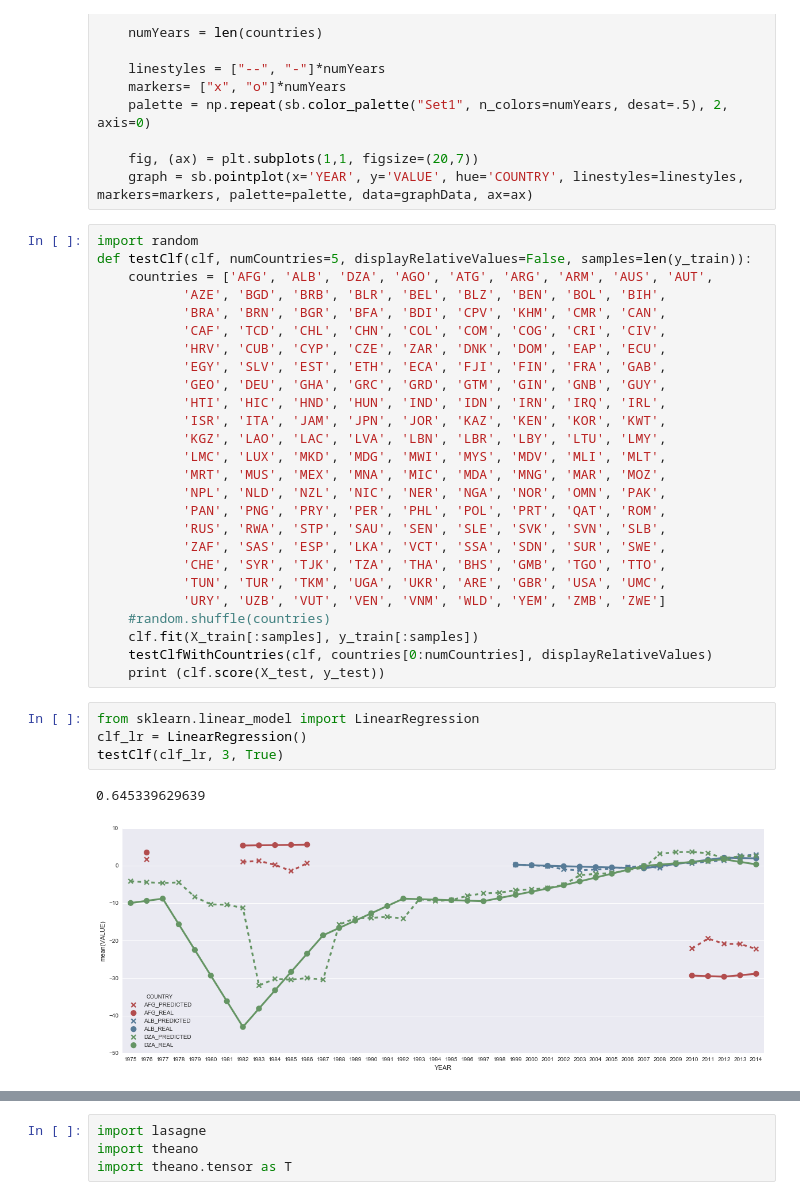
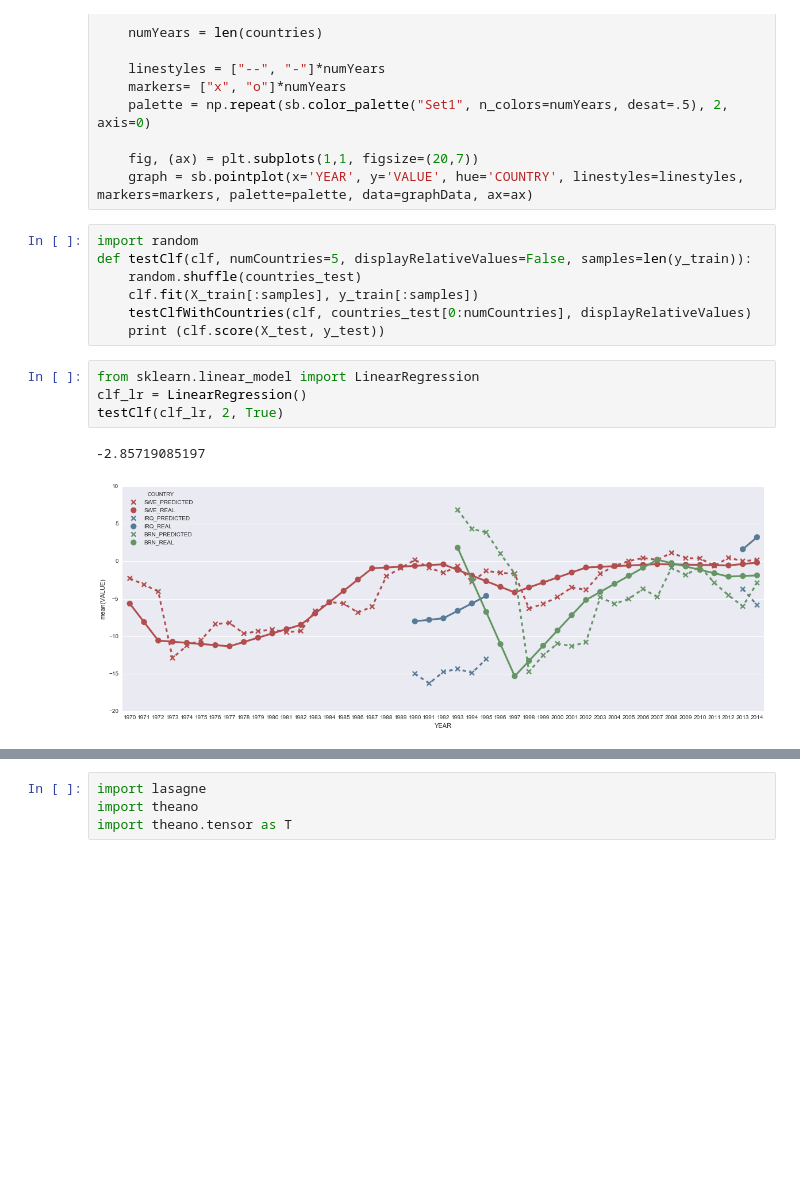
Before and after one commit to jgzuke/KaggleScripts, a Jupyter notebook: WorldDevelopment/Training.ipynb, the cells around one changed output, grey strips where cells are left out. Saved outputs shown, nothing was run; the diff lists cells and outputs as text; blank space fills up the shorter version.

Commit message:
properly split train/test data

```diff
--- a/WorldDevelopment/Training.ipynb
+++ b/WorldDevelopment/Training.ipynb
@@ -85,39 +114,20 @@ def testClfWithCountries(clf, countries, displayRelativeValues):
 
     fig, (ax) = plt.subplots(1,1, figsize=(20,7))
     graph = sb.pointplot(x='YEAR', y='VALUE', hue='COUNTRY', linestyles=linestyles, markers=markers, palette=palette, data=graphData, ax=ax)
-# %%
-import random
-def testClf(clf, numCountries=5, displayRelativeValues=False, samples=len(y_train)):
-    countries = ['AFG', 'ALB', 'DZA', 'AGO', 'ATG', 'ARG', 'ARM', 'AUS', 'AUT',
-           'AZE', 'BGD', 'BRB', 'BLR', 'BEL', 'BLZ', 'BEN', 'BOL', 'BIH',
-           'BRA', 'BRN', 'BGR', 'BFA', 'BDI', 'CPV', 'KHM', 'CMR', 'CAN',
-           'CAF', 'TCD', 'CHL', 'CHN', 'COL', 'COM', 'COG', 'CRI', 'CIV',
-           'HRV', 'CUB', 'CYP', 'CZE', 'ZAR', 'DNK', 'DOM', 'EAP', 'ECU',
-           'EGY', 'SLV', 'EST', 'ETH', 'ECA', 'FJI', 'FIN', 'FRA', 'GAB',
-           'GEO', 'DEU', 'GHA', 'GRC', 'GRD', 'GTM', 'GIN', 'GNB', 'GUY',
-           'HTI', 'HIC', 'HND', 'HUN', 'IND', 'IDN', 'IRN', 'IRQ', 'IRL',
-           'ISR', 'ITA', 'JAM', 'JPN', 'JOR', 'KAZ', 'KEN', 'KOR', 'KWT',
-           'KGZ', 'LAO', 'LAC', 'LVA', 'LBN', 'LBR', 'LBY', 'LTU', 'LMY',
-           'LMC', 'LUX', 'MKD', 'MDG', 'MWI', 'MYS', 'MDV', 'MLI', 'MLT',
-           'MRT', 'MUS', 'MEX', 'MNA', 'MIC', 'MDA', 'MNG', 'MAR', 'MOZ',
-           'NPL', 'NLD', 'NZL', 'NIC', 'NER', 'NGA', 'NOR', 'OMN', 'PAK',
-           'PAN', 'PNG', 'PRY', 'PER', 'PHL', 'POL', 'PRT', 'QAT', 'ROM',
-           'RUS', 'RWA', 'STP', 'SAU', 'SEN', 'SLE', 'SVK', 'SVN', 'SLB',
-           'ZAF', 'SAS', 'ESP', 'LKA', 'VCT', 'SSA', 'SDN', 'SUR', 'SWE',
-           'CHE', 'SYR', 'TJK', 'TZA', 'THA', 'BHS', 'GMB', 'TGO', 'TTO',
-           'TUN', 'TUR', 'TKM', 'UGA', 'UKR', 'ARE', 'GBR', 'USA', 'UMC',
-           'URY', 'UZB', 'VUT', 'VEN', 'VNM', 'WLD', 'YEM', 'ZMB', 'ZWE']
-    #random.shuffle(countries)
-    clf.fit(X_train[:samples], y_train[:samples])
-    testClfWithCountries(clf, countries[0:numCountries], displayRelativeValues)
-    print (clf.score(X_test, y_test))
+# %%
+import random
+def testClf(clf, numCountries=5, displayRelativeValues=False, samples=len(y_train)):
+    random.shuffle(countries_test)
+    clf.fit(X_train[:samples], y_train[:samples])
+    testClfWithCountries(clf, countries_test[0:numCountries], displayRelativeValues)
+    print (clf.score(X_test, y_test))
 # %%
 from sklearn.linear_model import LinearRegression
 clf_lr = LinearRegression()
-testClf(clf_lr, 3, True)
+testClf(clf_lr, 2, True)
 # %% [output]
-0.645339629639
+-2.85719085197
-[figure, old version]
+[figure, new version]
 # %%
 from keras.models import Sequential
 from keras.layers import Dense, Activation
```
Also changed, not shown: parts of 5 cells of this notebook.
